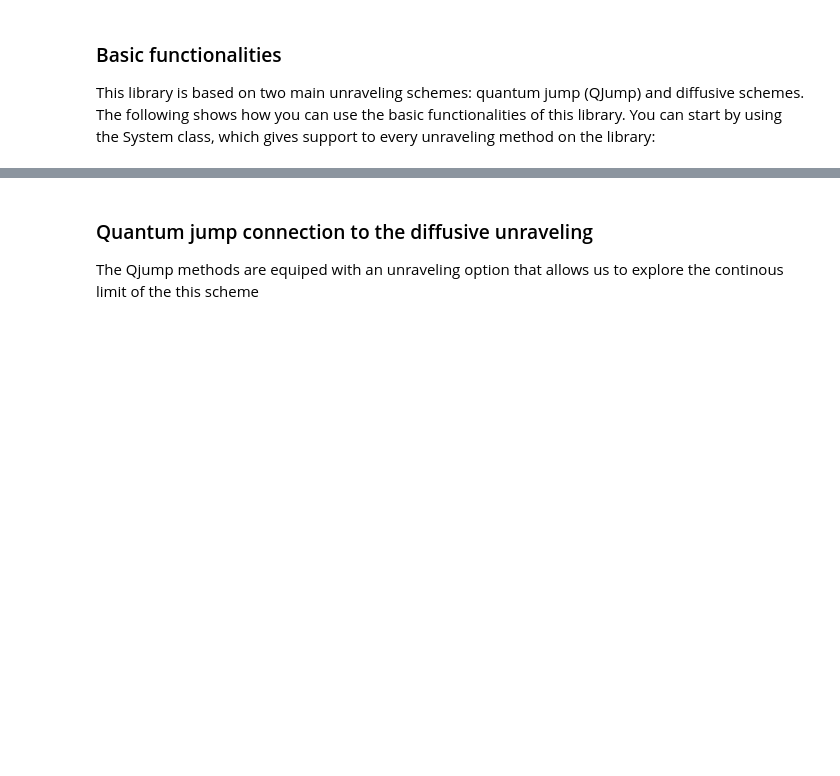
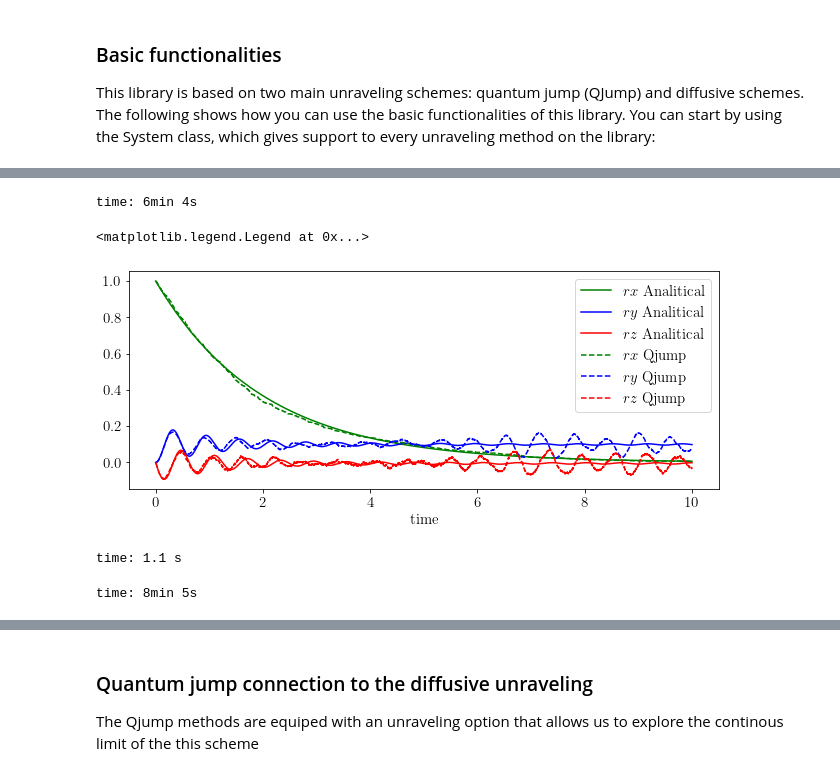
Before and after one commit to dvelozad/qt-unraveling-python, a Jupyter notebook: examples/example_1/Wiseman_Chem_Phys_268_91_2001.ipynb, the cells around one changed output, grey strips where cells are left out. Drawn from its saved outputs; the diff is of its cells as text; code cells hidden in the pictures; blank space fills up the shorter version.

```diff
--- a/examples/example_1/Wiseman_Chem_Phys_268_91_2001.ipynb
+++ b/examples/example_1/Wiseman_Chem_Phys_268_91_2001.ipynb
@@ -100,0 +94,38 @@ time: 613 ms
+# %%
+## Average conditional Qjump evoltuion
+rho_qjump = test.jumpRhoAverage(1000, traj_type = 'vector', time_dep = False)
+# %% [output]
+time: 6min 4s
+# %%
+# Anlitical unconditional Qjump evolution
+rhoUana = test.lindbladAnalitical()
+
+## Qjumps plot
+rx_1, ry_1, rz_1 = qtr.rhoBlochrep_data(rhoUana)
+rx_2, ry_2, rz_2 = qtr.rhoBlochrep_data(rho_qjump)
+
+## Plot settings
+plt.rcParams.update({'font.size': 15})
+fig, axs = plt.subplots()
+fig.set_size_inches(w=9, h=4)
+
+axs.plot(t, rx_1, '-', label = r'$rx$ Analitical', color = "g")
+axs.plot(t, ry_1, '-', label = r'$ry$ Analitical', color = "b")
+axs.plot(t, rz_1, '-', label = r'$rz$ Analitical', color = "r")
+
+axs.plot(t, rx_2, '--', label = r'$rx$ Qjump', color = "g")
+axs.plot(t, ry_2, '--', label = r'$ry$ Qjump', color = "b")
+axs.plot(t, rz_2, '--', label = r'$rz$ Qjump', color = "r")
+
+plt.xlabel('time')
+plt.tight_layout()
+plt.legend()
+# %% [output]
+<matplotlib.legend.Legend at 0x...>
+[figure, added]
+time: 1.1 s
+# %%
+## Average conditional diffusive evoltuion
+rho_diff = test.diffusiveRhoAverage(750, method = 'euler', parallelfor = True)
+# %% [output]
+time: 8min 5s
```
Also changed, not shown: parts of 19 cells of this notebook, 16 other files.
